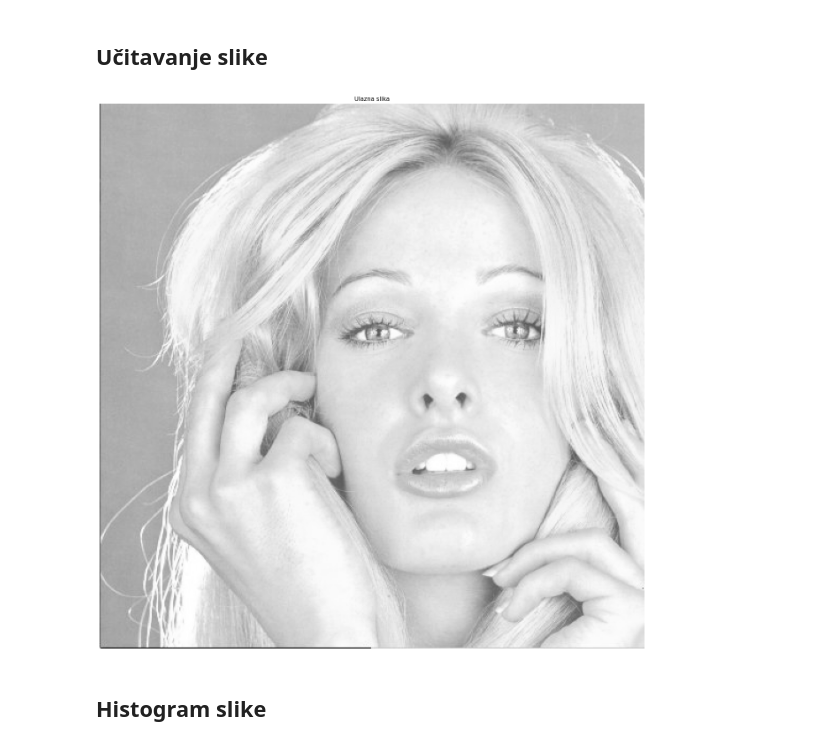
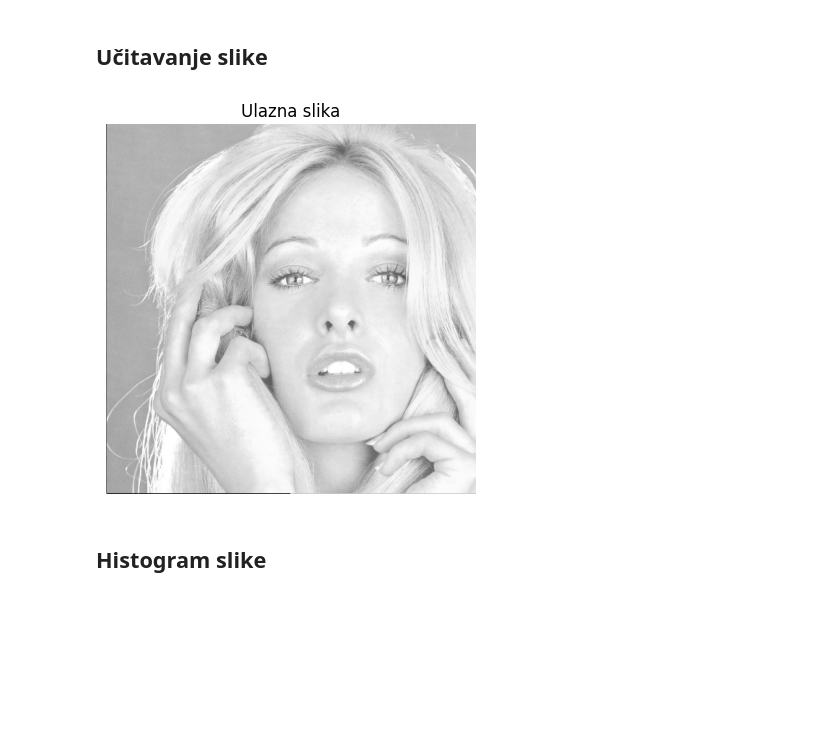
Before and after one commit to janamitrovic1/Promena-palete-scene, a Jupyter notebook: predavanja/p1-3-popravka-kontrasta.ipynb, the cells around one changed output. Drawn from its saved outputs; the diff is of its cells as text; code cells hidden in the pictures; blank space fills up the shorter version.

```diff
--- a/predavanja/p1-3-popravka-kontrasta.ipynb
+++ b/predavanja/p1-3-popravka-kontrasta.ipynb
@@ -24,14 +24,13 @@ import numpy as np
 # %% [markdown]
 ## Učitavanje slike
 # %%
-f = io.imread('data/tiffany_gray.tiff', plugin="tifffile")
-
-figure(figsize=(20,20), dpi=40), imshow(f, cmap='gray', vmin=0, vmax=255)
-axis('off')
-title('Ulazna slika')
-show()
+f = io.imread('../data/tiffany_gray.tiff', plugin="tifffile")
+plt.imshow(f, cmap='gray', vmin=0, vmax=255)
+plt.axis('off')
+plt.title('Ulazna slika')
+plt.show()
 # %% [output]
-[figure, old version]
+[figure, new version]
 # %% [markdown]
 ## Histogram slike
 # %%
```
Also changed, not shown: parts of 8 cells of this notebook, 2 other files.
